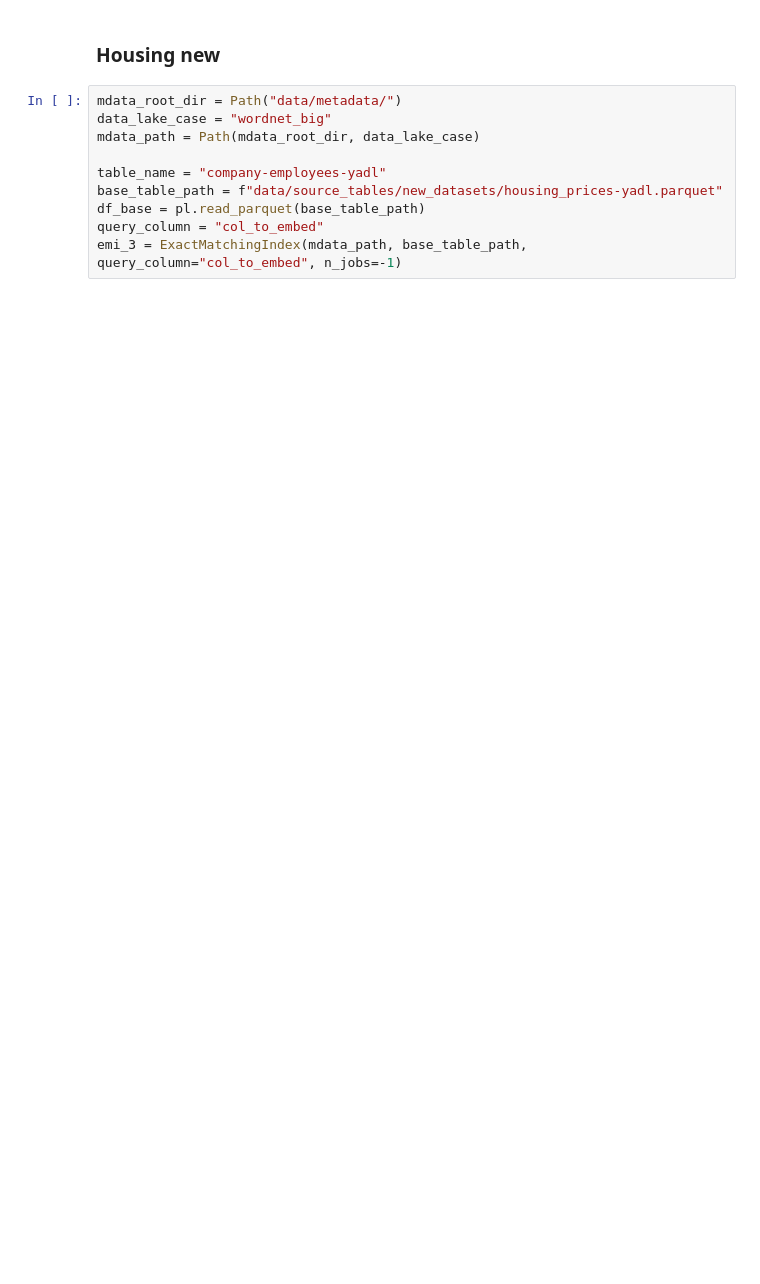
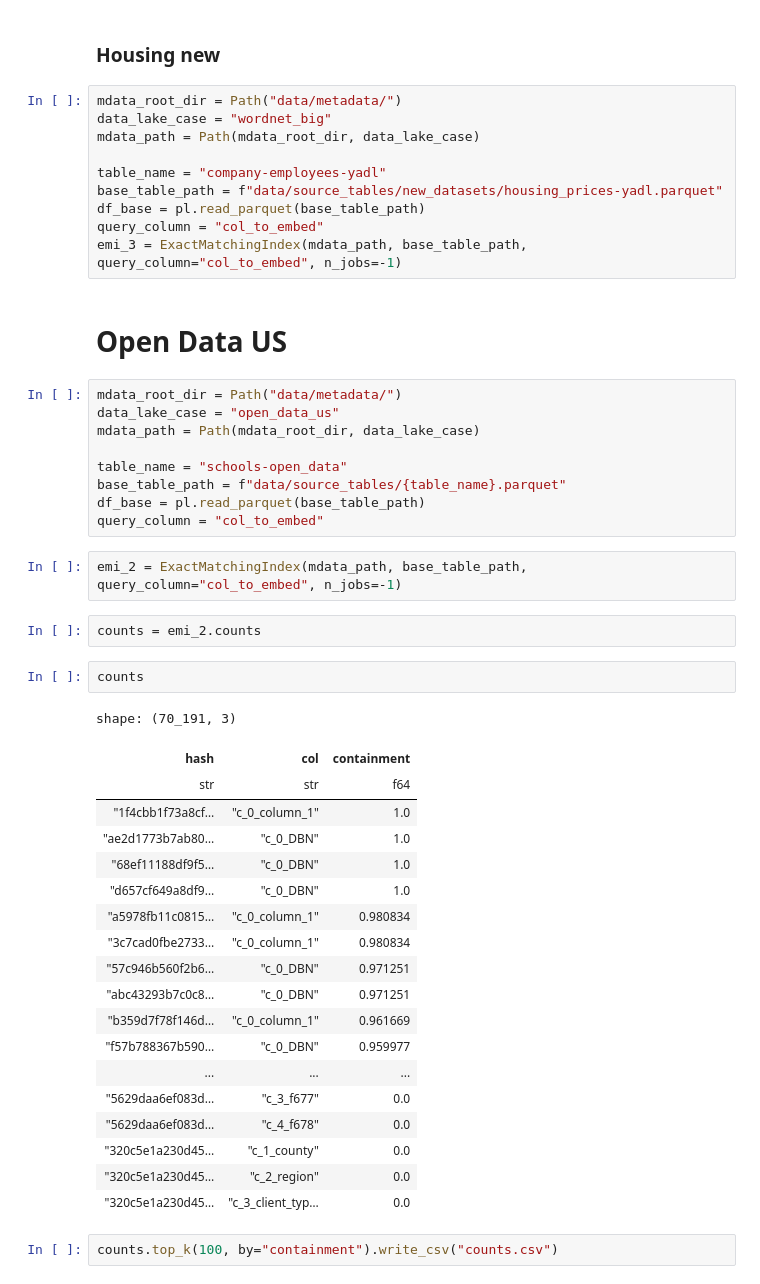
Before and after one commit to rcap107/retrieve-merge-predict, a Jupyter notebook: notebooks/Exact overlap.ipynb, the cells around one changed output. Cells and saved outputs as stored; diff of their text form; blank space fills up the shorter version.

```diff
--- a/notebooks/Exact overlap.ipynb
+++ b/notebooks/Exact overlap.ipynb
@@ -515,3 +498,42 @@ base_table_path = f"data/source_tables/new_datasets/housing_prices-yadl.parquet"
 df_base = pl.read_parquet(base_table_path)
 query_column = "col_to_embed"
 emi_3 = ExactMatchingIndex(mdata_path, base_table_path, query_column="col_to_embed", n_jobs=-1)
+# %% [markdown]
+# Open Data US
+# %%
+mdata_root_dir = Path("data/metadata/")
+data_lake_case = "open_data_us"
+mdata_path = Path(mdata_root_dir, data_lake_case)
+
+table_name = "schools-open_data"
+base_table_path = f"data/source_tables/{table_name}.parquet"
+df_base = pl.read_parquet(base_table_path)
+query_column = "col_to_embed"
+# %%
+emi_2 = ExactMatchingIndex(mdata_path, base_table_path, query_column="col_to_embed", n_jobs=-1)
+# %%
+counts = emi_2.counts
+# %%
+counts
+# %% [output]
+shape: (70_191, 3)
+| hash | col | containment |
+| str | str | f64 |
+| "1f4cbb1f73a8cf… | "c_0_column_1" | 1.0 |
+| "ae2d1773b7ab80… | "c_0_DBN" | 1.0 |
+| "68ef11188df9f5… | "c_0_DBN" | 1.0 |
+| "d657cf649a8df9… | "c_0_DBN" | 1.0 |
+| "a5978fb11c0815… | "c_0_column_1" | 0.980834 |
+| "3c7cad0fbe2733… | "c_0_column_1" | 0.980834 |
+| "57c946b560f2b6… | "c_0_DBN" | 0.971251 |
+| "abc43293b7c0c8… | "c_0_DBN" | 0.971251 |
+| "b359d7f78f146d… | "c_0_column_1" | 0.961669 |
+| "f57b788367b590… | "c_0_DBN" | 0.959977 |
+| ... | ... | ... |
+| "5629daa6ef083d… | "c_3_f677" | 0.0 |
+| "5629daa6ef083d… | "c_4_f678" | 0.0 |
+| "320c5e1a230d45… | "c_1_county" | 0.0 |
+| "320c5e1a230d45… | "c_2_region" | 0.0 |
+| "320c5e1a230d45… | "c_3_client_typ… | 0.0 |
+# %%
+counts.top_k(100, by="containment").write_csv("counts.csv")
```
Also changed, not shown: parts of 7 cells of this notebook, 4 other files.
